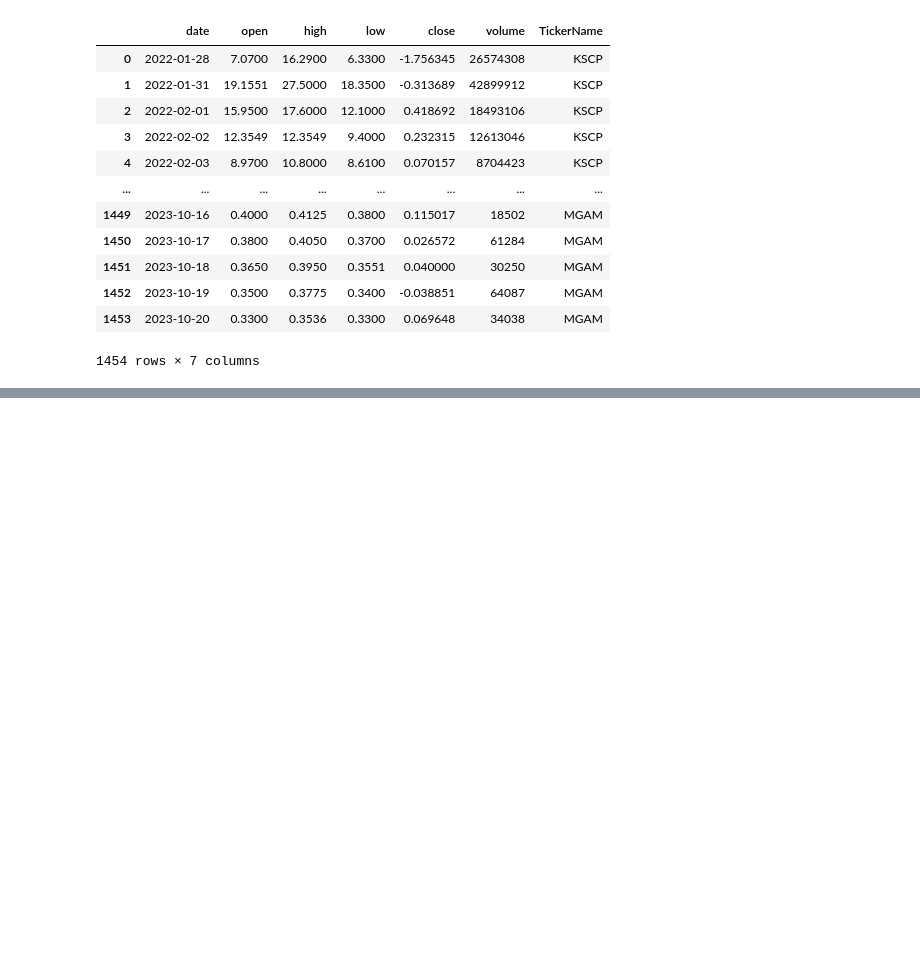
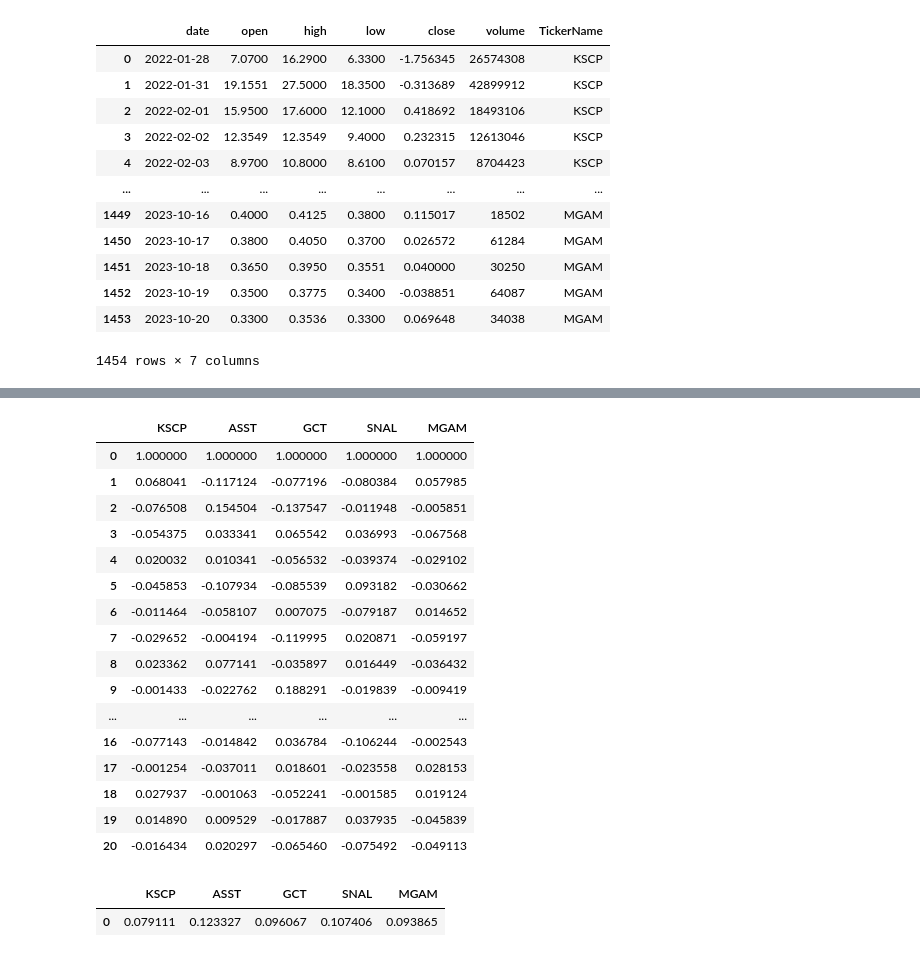
Before and after one commit to carefulDoppelganger/NotebookSamples, a Jupyter notebook: Model/simple_model.ipynb, the cells around one changed output, grey strips where cells are left out. Drawn from its saved outputs; the diff is of its cells as text; code cells hidden in the pictures; blank space fills up the shorter version.

```diff
--- a/Model/simple_model.ipynb
+++ b/Model/simple_model.ipynb
@@ -119,0 +192,25 @@ pd.DataFrame(results)
+# %%
+pacf_results
+# %% [output]
+|  | KSCP | ASST | GCT | SNAL | MGAM |
+| 0 | 1.000000 | 1.000000 | 1.000000 | 1.000000 | 1.000000 |
+| 1 | 0.068041 | -0.117124 | -0.077196 | -0.080384 | 0.057985 |
+| 2 | -0.076508 | 0.154504 | -0.137547 | -0.011948 | -0.005851 |
+| 3 | -0.054375 | 0.033341 | 0.065542 | 0.036993 | -0.067568 |
+| 4 | 0.020032 | 0.010341 | -0.056532 | -0.039374 | -0.029102 |
+| 5 | -0.045853 | -0.107934 | -0.085539 | 0.093182 | -0.030662 |
+| 6 | -0.011464 | -0.058107 | 0.007075 | -0.079187 | 0.014652 |
+| 7 | -0.029652 | -0.004194 | -0.119995 | 0.020871 | -0.059197 |
+| 8 | 0.023362 | 0.077141 | -0.035897 | 0.016449 | -0.036432 |
+| 9 | -0.001433 | -0.022762 | 0.188291 | -0.019839 | -0.009419 |
+| ... | ... | ... | ... | ... | ... |
+| 16 | -0.077143 | -0.014842 | 0.036784 | -0.106244 | -0.002543 |
+| 17 | -0.001254 | -0.037011 | 0.018601 | -0.023558 | 0.028153 |
+| 18 | 0.027937 | -0.001063 | -0.052241 | -0.001585 | 0.019124 |
+| 19 | 0.014890 | 0.009529 | -0.017887 | 0.037935 | -0.045839 |
+| 20 | -0.016434 | 0.020297 | -0.065460 | -0.075492 | -0.049113 |
+# %%
+significant_values
+# %% [output]
+|  | KSCP | ASST | GCT | SNAL | MGAM |
+| 0 | 0.079111 | 0.123327 | 0.096067 | 0.107406 | 0.093865 |
```
Also changed, not shown: parts of 6 cells of this notebook.
